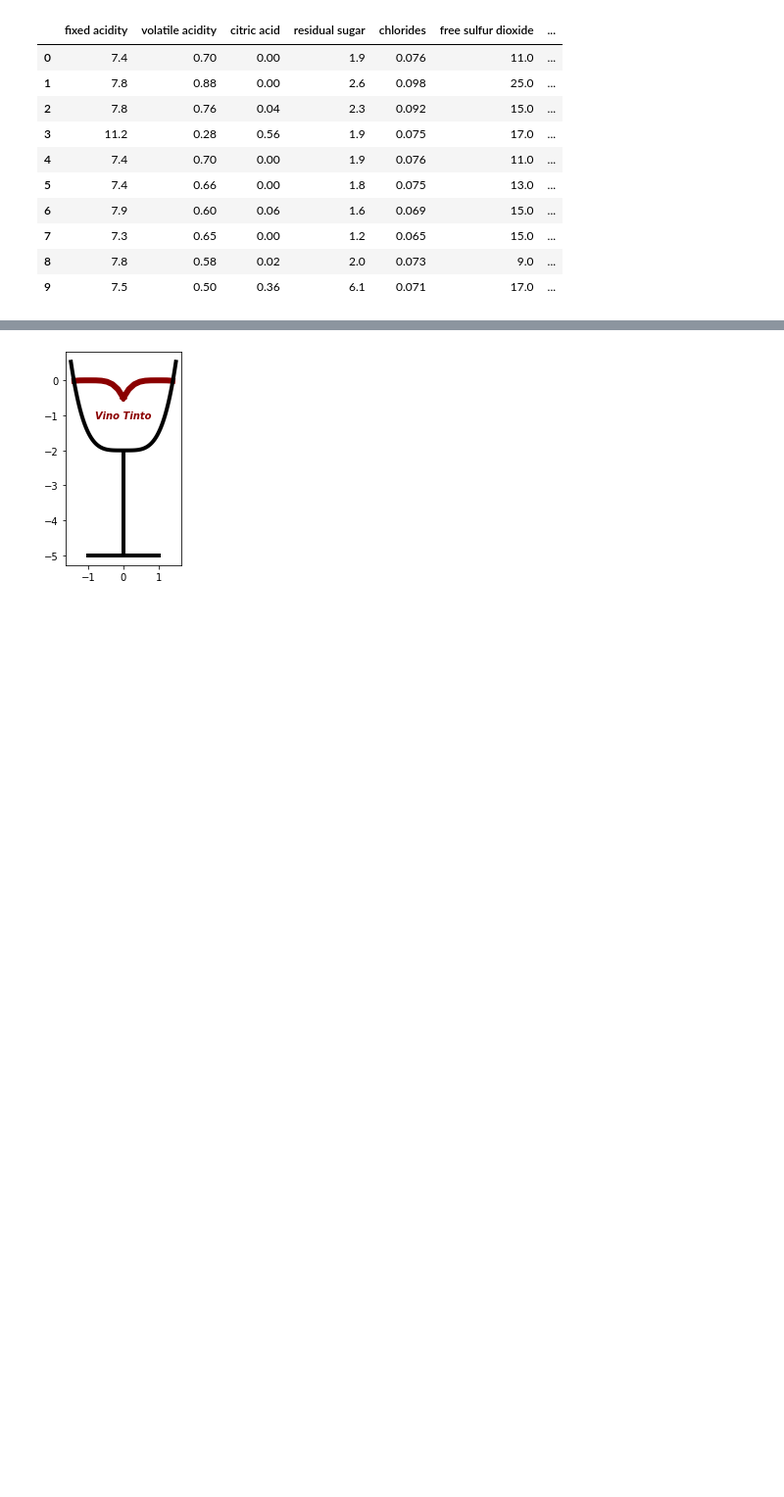
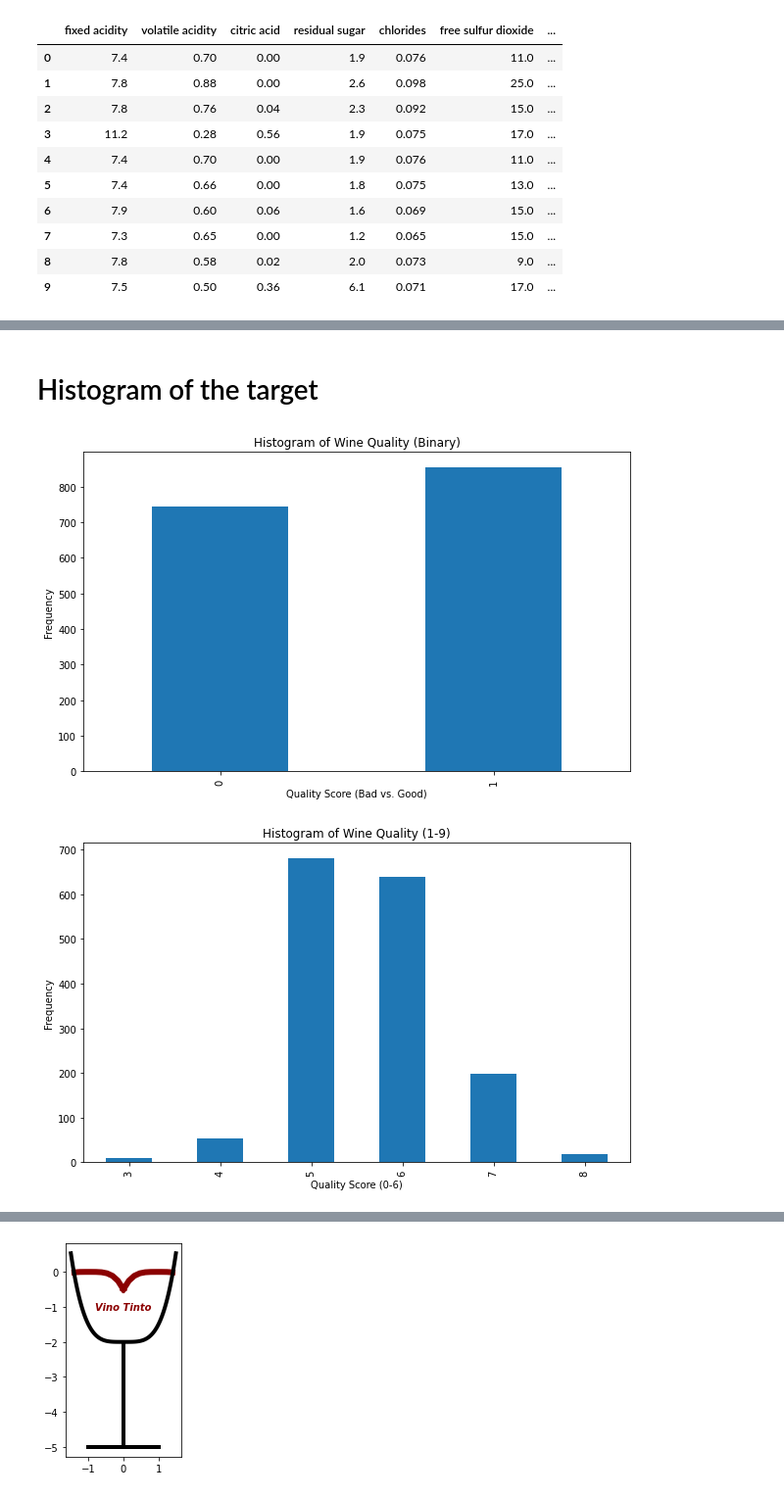
Before and after one commit to zahidasultanova/Wine_Quality, a Jupyter notebook: red_wine.ipynb, the cells around one changed output, grey strips where cells are left out. Shown at 98% size. Drawn from its saved outputs; the diff is of its cells as text; code cells hidden in the pictures; blank space fills up the shorter version.

```diff
--- a/red_wine.ipynb
+++ b/red_wine.ipynb
@@ -224,0 +118,34 @@ Confusion matrix:
+# %% [markdown]
+# Histogram of the target
+# %%
+
+# Create a histogram for the 'quality_binary' data
+plt.figure(figsize=(10, 6))
+
+# Plot the histogram with sorted x-labels
+wine_data['quality_binary'].value_counts().sort_index().plot(kind='bar', edgecolor='None')
+
+# Add labels, title
+plt.xlabel('Quality Score (Bad vs. Good)')
+plt.ylabel('Frequency')
+plt.title('Histogram of Wine Quality (Binary)')
+
+# Show the plot
+plt.show()
+
+# Create a histogram for the 'quality' data
+plt.figure(figsize=(10, 6))
+
+# Plot the histogram with sorted x-labels
+wine_data['quality'].value_counts().sort_index().plot(kind='bar', edgecolor='None')
+
+# Add labels, title
+plt.xlabel('Quality Score (0-6)')
+plt.ylabel('Frequency')
+plt.title('Histogram of Wine Quality (1-9)')
+
+# Show the plot
+plt.show()
+# %% [output]
+[figure, new version]
+[figure, added]
```
Also changed, not shown: parts of 44 cells of this notebook.
